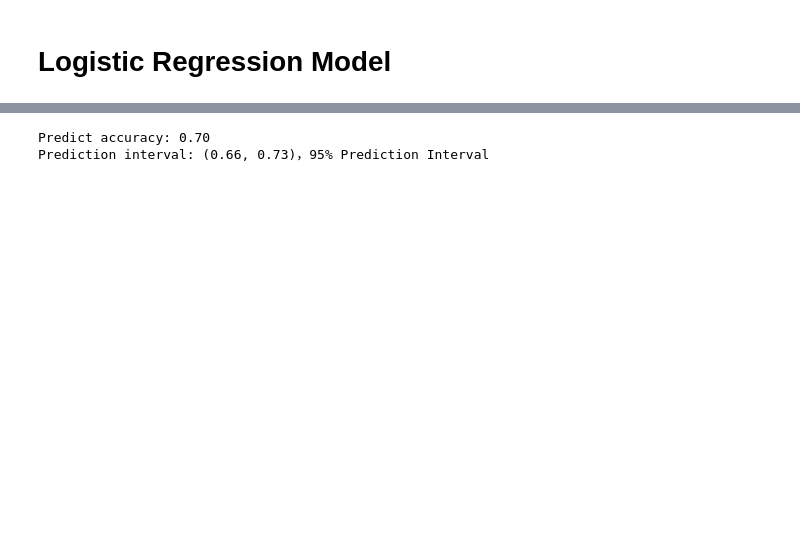
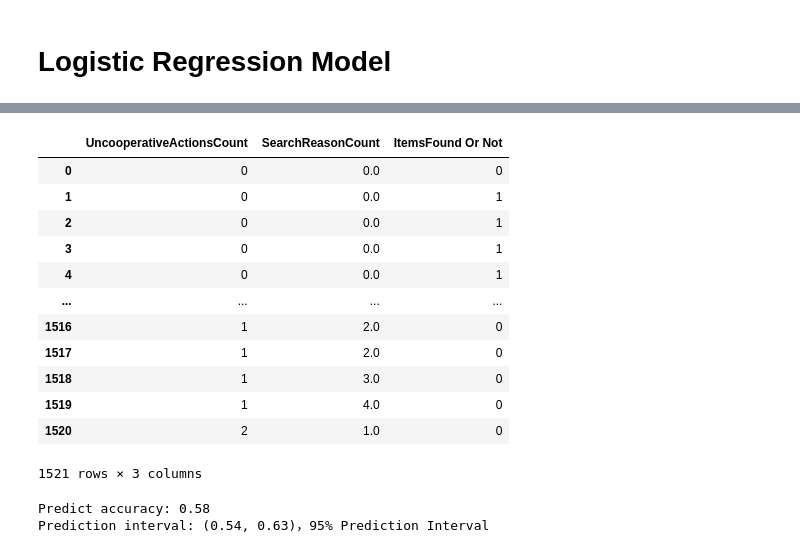
Before and after one commit to cooeoeooc/2178_g38, a Jupyter notebook: group38_code_final.ipynb, the cells around one changed output, grey strips where cells are left out. Cells and saved outputs as stored; diff of their text form; code cells hidden in the pictures; blank space fills up the shorter version.

```diff
--- a/group38_code_final.ipynb
+++ b/group38_code_final.ipynb
@@ -871,3 +889,3 @@ lgdata
 # %%
 lgdata["ItemsFound"] = np.where(lgdata["ItemsFound"]!=0, 1, 0)
-lgddata = lgdata.rename(columns={'ItemsFound': 'ItemsFound Or Not'})
+lgdata = lgdata.rename(columns={'ItemsFound': 'ItemsFound Or Not'})
@@ -874,3 +896,19 @@ lgddata = lgdata.rename(columns={'ItemsFound': 'ItemsFound Or Not'})
+# %%
+lgdata
+# %% [output]
+|  | UncooperativeActionsCount | SearchReasonCount | ItemsFound Or Not |
+| 0 | 0 | 0.0 | 0 |
+| 1 | 0 | 0.0 | 1 |
+| 2 | 0 | 0.0 | 1 |
+| 3 | 0 | 0.0 | 1 |
+| 4 | 0 | 0.0 | 1 |
+| ... | ... | ... | ... |
+| 1516 | 1 | 2.0 | 0 |
+| 1517 | 1 | 2.0 | 0 |
+| 1518 | 1 | 3.0 | 0 |
+| 1519 | 1 | 4.0 | 0 |
+| 1520 | 2 | 1.0 | 0 |
+1521 rows × 3 columns
 # %%
 from sklearn.model_selection import train_test_split
 from sklearn.preprocessing import StandardScaler
@@ -883,7 +921,7 @@ df = lgdata
 
 # Split dataset
 X = df[['UncooperativeActionsCount', 'SearchReasonCount']] # i.d
-y = df['ItemsFound'] # d.v
+y = df['ItemsFound Or Not'] # d.v
 X_train, X_test, y_train, y_test = train_test_split(X, y, test_size=0.3, random_state=42)
 
 preprocess_pipeline = Pipeline([
@@ -915,6 +953,8 @@ alpha = 0.05
 lower = np.percentile(bootstrap_scores, 100*alpha/2)
 upper = np.percentile(bootstrap_scores, 100*(1-alpha/2))
 print(f"Prediction interval: ({lower:.2f}, {upper:.2f})，95% Prediction Interval")
+
+# The predict accuracy is pretty low, but it corresponding to our t-test. Those two independent variable are not significant towards ItemsFound.
 # %% [output]
-Predict accuracy: 0.70
-Prediction interval: (0.66, 0.73)，95% Prediction Interval
+Predict accuracy: 0.58
+Prediction interval: (0.54, 0.63)，95% Prediction Interval
```
Also changed, not shown: parts of 9 cells of this notebook.
